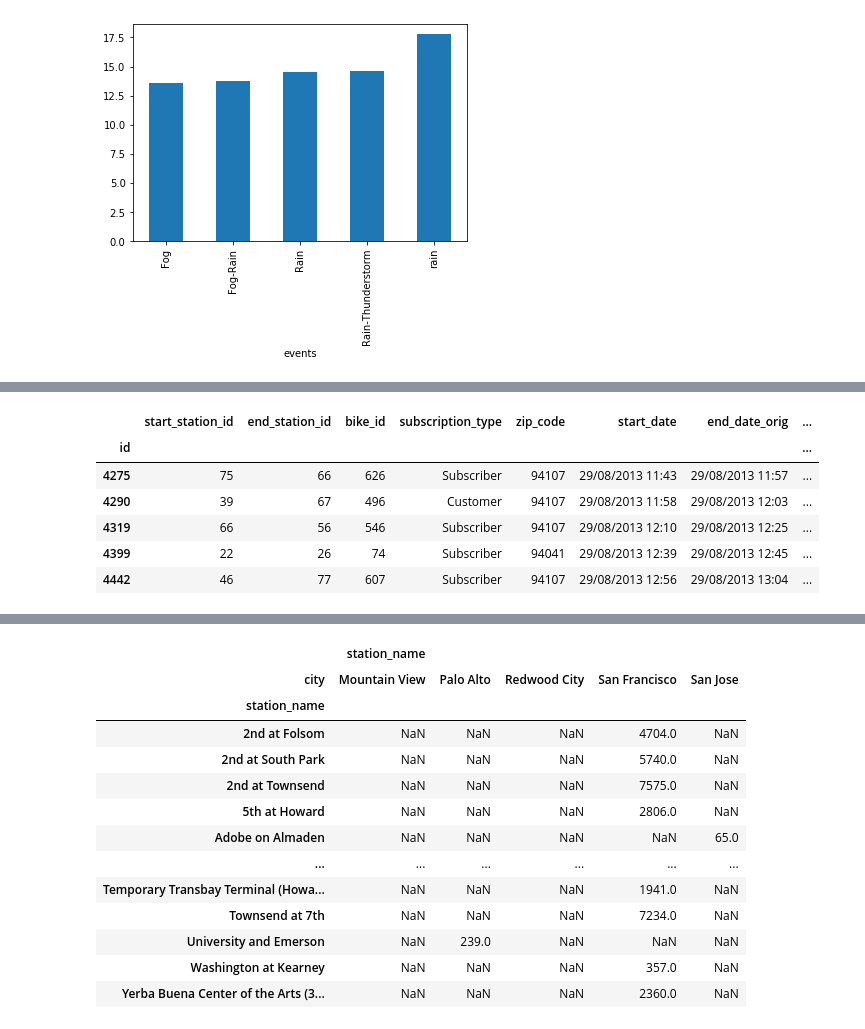
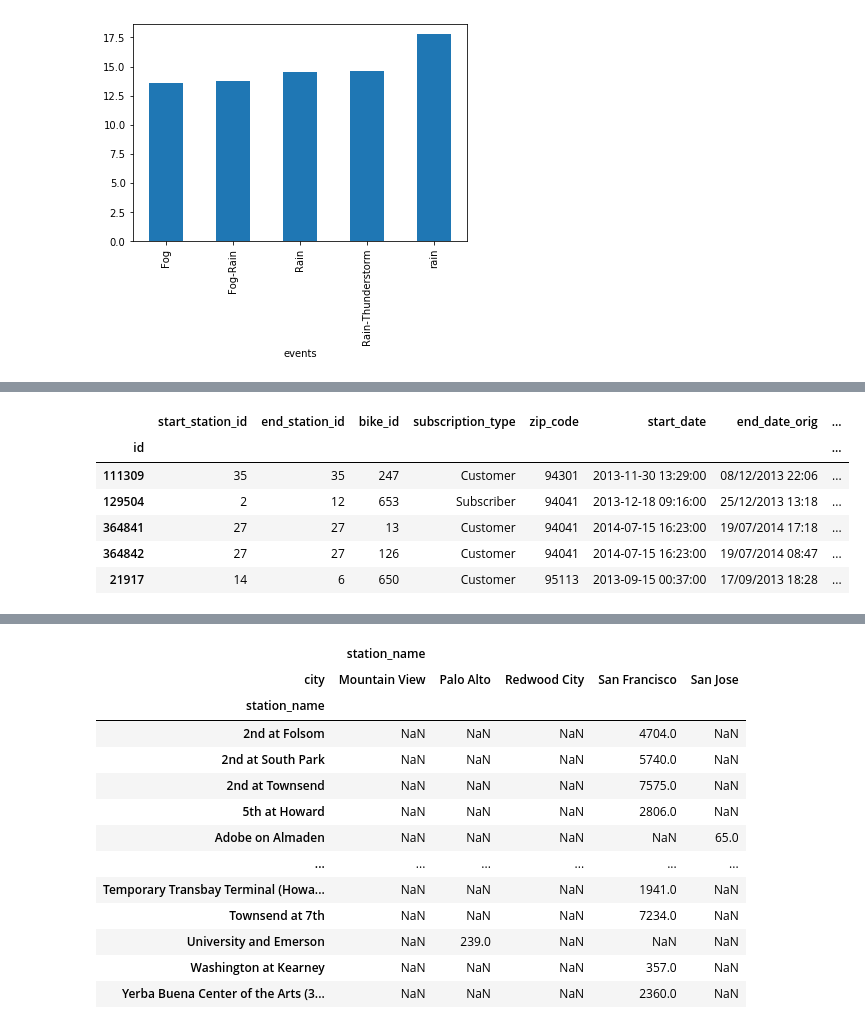
Before and after one commit to orbenishay/pandas-project, a Jupyter notebook: Bicycle_7.ipynb, the cells around one changed output, grey strips where cells are left out. Drawn from its saved outputs; the diff is of its cells as text; code cells hidden in the pictures.

```diff
--- a/Bicycle_7.ipynb
+++ b/Bicycle_7.ipynb
@@ -75,15 +73,19 @@ Saving trip.csv to trip.csv
-# %%
-df_trip = pd.read_csv("trip.csv",
-                   index_col='id')
-df_trip.head()
-# %% [output]
-|  | start_station_id | end_station_id | bike_id | subscription_type | zip_code | start_date | end_date_orig | ... |
-| id |  |  |  |  |  |  |  | ... |
-| 4275 | 75 | 66 | 626 | Subscriber | 94107 | 29/08/2013 11:43 | 29/08/2013 11:57 | ... |
-| 4290 | 39 | 67 | 496 | Customer | 94107 | 29/08/2013 11:58 | 29/08/2013 12:03 | ... |
-| 4319 | 66 | 56 | 546 | Subscriber | 94107 | 29/08/2013 12:10 | 29/08/2013 12:25 | ... |
-| 4399 | 22 | 26 | 74 | Subscriber | 94041 | 29/08/2013 12:39 | 29/08/2013 12:45 | ... |
-| 4442 | 46 | 77 | 607 | Subscriber | 94107 | 29/08/2013 12:56 | 29/08/2013 13:04 | ... |
+# %%
+df_trip = pd.read_csv("trip (1).csv",
+                   index_col='id', parse_dates=True)
+df_trip['start_date'] = pd.to_datetime(df_trip['start_date'], errors='coerce', dayfirst=True)
+df_trip['end_date'] = pd.to_datetime(df_trip['end_date'], errors='coerce', dayfirst=True)
+df_trip['date_day']=df_trip['start_date'].dt.date
+df_trip['duration']=df_trip['end_date']-df_trip['start_date']
+df_trip.head()
+# %% [output]
+|  | start_station_id | end_station_id | bike_id | subscription_type | zip_code | start_date | end_date_orig | ... |
+| id |  |  |  |  |  |  |  | ... |
+| 111309 | 35 | 35 | 247 | Customer | 94301 | 2013-11-30 13:29:00 | 08/12/2013 22:06 | ... |
+| 129504 | 2 | 12 | 653 | Subscriber | 94041 | 2013-12-18 09:16:00 | 25/12/2013 13:18 | ... |
+| 364841 | 27 | 27 | 13 | Customer | 94041 | 2014-07-15 16:23:00 | 19/07/2014 17:18 | ... |
+| 364842 | 27 | 27 | 126 | Customer | 94041 | 2014-07-15 16:23:00 | 19/07/2014 08:47 | ... |
+| 21917 | 14 | 6 | 650 | Customer | 95113 | 2013-09-15 00:37:00 | 17/09/2013 18:28 | ... |
 # %%
 #df_trip['start_station_id'].value_counts().plot.bar(figsize=(8,8))
 # %%
```
Also changed, not shown: parts of 7 cells of this notebook.
